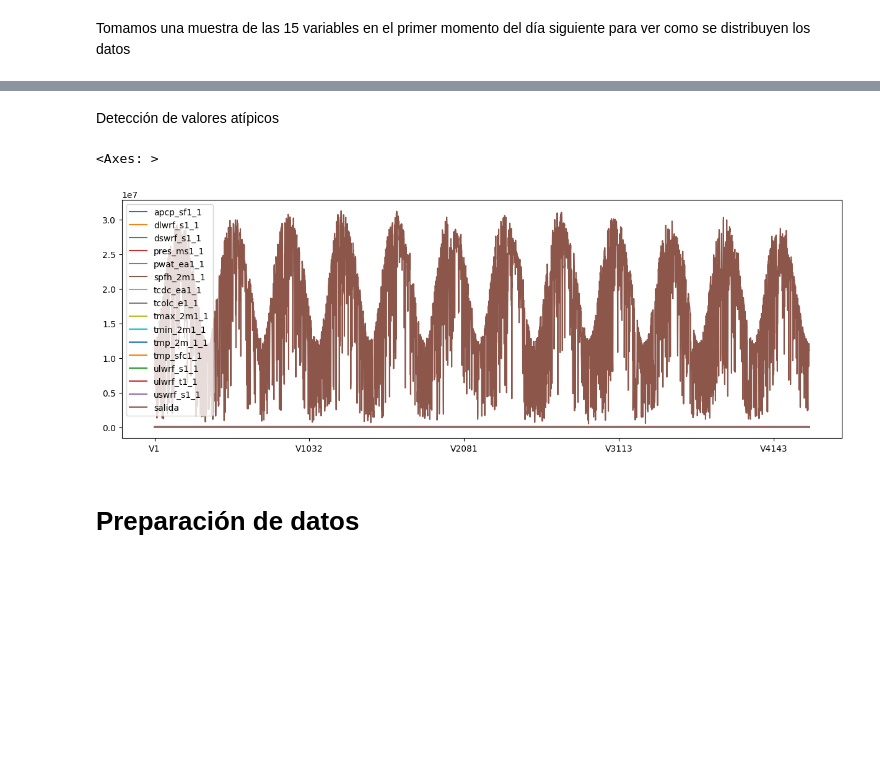
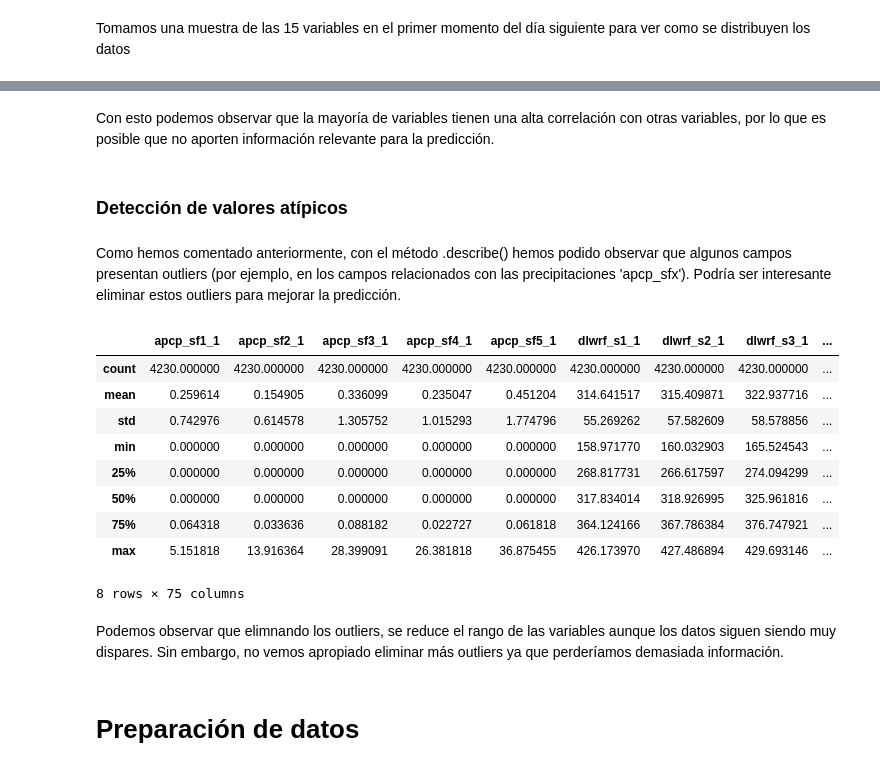
Before and after one commit to valentinacjim/PREDICCION-DE-LA-PRODUCCION-DE-ENERGIA-SOLAR, a Jupyter notebook: part1.ipynb, the cells around one changed output, grey strips where cells are left out. Cells and saved outputs as stored; diff of their text form; code cells hidden in the pictures; blank space fills up the shorter version.

```diff
--- a/part1.ipynb
+++ b/part1.ipynb
@@ -115,20 +122,17 @@ corr negativa (pres_ms1 -> dlwrf_s1); (spfh_2m1 -> pres_ms1); (tmax_2m1-ulwrf_s1
 # %%
-disp_df_corr = disp_df.copy()
-corr = disp_df_corr.corr()
+corr = disp_df.corr()
 lower_tri = corr.where(np.tril(np.ones(corr.shape),k=-1).astype(bool))
 to_drop = []
 to_drop_num = []
 
 for field in lower_tri:
     for index, row in lower_tri.iterrows():
-        if row[field] > 0.9995 or row[field] < -0.9995:
+        if row[field] > 0.95 or row[field] < -0.95:
             if index not in to_drop:
                 to_drop.append(index)
                 #insert the numeric index of the column to drop
                 to_drop_num.append(disp_df.columns.get_loc(index))
-                disp_df_corr.drop(index, axis=1, inplace=True)
-print(len(to_drop),to_drop)
-print(len(to_drop_num),to_drop_num)
 
-sns.heatmap(disp_df_corr.corr(), xticklabels=disp_df_corr.columns, yticklabels=disp_df_corr.columns, cmap= "tab10")
+print("Eliminamos un total de ", len(to_drop), " columnas")
+print("Los atributos que superán el threshold de correlación son:",to_drop)
 # %% [output]
@@ -139,22 +141,39 @@ sns.heatmap(disp_df_corr.corr(), xticklabels=disp_df_corr.columns, yticklabels=d
+# %% [markdown]
+Con esto podemos observar que la mayoría de variables tienen una alta correlación con otras variables, por lo que es posible que no aporten información relevante para la predicción.
 # %% [markdown]
-Detección de valores atípicos
+### Detección de valores atípicos
+# %% [markdown]
+Como hemos comentado anteriormente, con el método .describe() hemos podido observar que algunos campos presentan outliers (por ejemplo, en los campos relacionados con las precipitaciones 'apcp_sfx'). Podría ser interesante eliminar estos outliers para mejorar la predicción.
 # %%
-disp_df_wo_outliers = disp_df_eda.copy()
+disp_df_wo_outliers = disp_df.copy()
+# Quitamos la variable de salida
+disp_df_wo_outliers.drop("salida", axis=1, inplace=True)
 
 disp_df_std = disp_df_wo_outliers.std()
 disp_df_mean = disp_df_wo_outliers.mean()
 anomaly_cut_off = disp_df_std * 2
 lower_limit  = disp_df_mean - anomaly_cut_off
 upper_limit = disp_df_mean + anomaly_cut_off
 
 for index, row in disp_df_wo_outliers.iterrows():
     if row.iloc[0] < lower_limit.iloc[0] or row.iloc[0] > upper_limit.iloc[0]:
         disp_df_wo_outliers.drop(index, inplace=True)
 
-disp_df_wo_outliers.plot(kind='line', figsize=(15, 5))
+# Observamos los rangos de cada una de las variables
+disp_df_wo_outliers.describe()
 # %% [output]
+|  | apcp_sf1_1 | apcp_sf2_1 | apcp_sf3_1 | apcp_sf4_1 | apcp_sf5_1 | dlwrf_s1_1 | dlwrf_s2_1 | dlwrf_s3_1 | ... |
+| count | 4230.000000 | 4230.000000 | 4230.000000 | 4230.000000 | 4230.000000 | 4230.000000 | 4230.000000 | 4230.000000 | ... |
+| mean | 0.259614 | 0.154905 | 0.336099 | 0.235047 | 0.451204 | 314.641517 | 315.409871 | 322.937716 | ... |
+| std | 0.742976 | 0.614578 | 1.305752 | 1.015293 | 1.774796 | 55.269262 | 57.582609 | 58.578856 | ... |
+| min | 0.000000 | 0.000000 | 0.000000 | 0.000000 | 0.000000 | 158.971770 | 160.032903 | 165.524543 | ... |
+| 25% | 0.000000 | 0.000000 | 0.000000 | 0.000000 | 0.000000 | 268.817731 | 266.617597 | 274.094299 | ... |
+| 50% | 0.000000 | 0.000000 | 0.000000 | 0.000000 | 0.000000 | 317.834014 | 318.926995 | 325.961816 | ... |
+| 75% | 0.064318 | 0.033636 | 0.088182 | 0.022727 | 0.061818 | 364.124166 | 367.786384 | 376.747921 | ... |
+| max | 5.151818 | 13.916364 | 28.399091 | 26.381818 | 36.875455 | 426.173970 | 427.486894 | 429.693146 | ... |
-<Axes: >
+8 rows × 75 columns
-[figure, removed]
+# %% [markdown]
+Podemos observar que elimnando los outliers, se reduce el rango de las variables aunque los datos siguen siendo muy dispares. Sin embargo, no vemos apropiado eliminar más outliers ya que perderíamos demasiada información.
 # %% [markdown]
 # Preparación de datos
 # %% [markdown]
```
Also changed, not shown: parts of 31 cells of this notebook.
